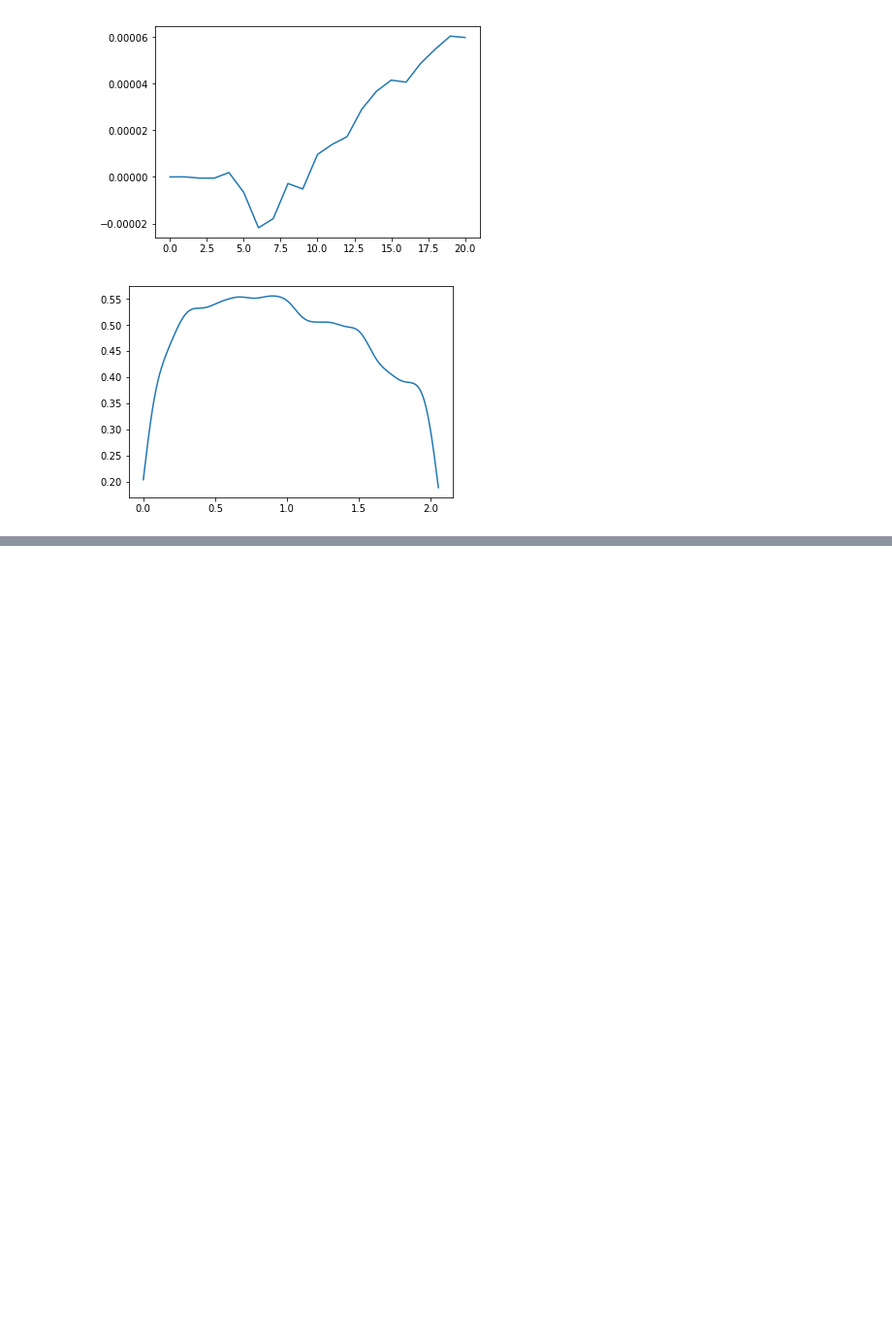
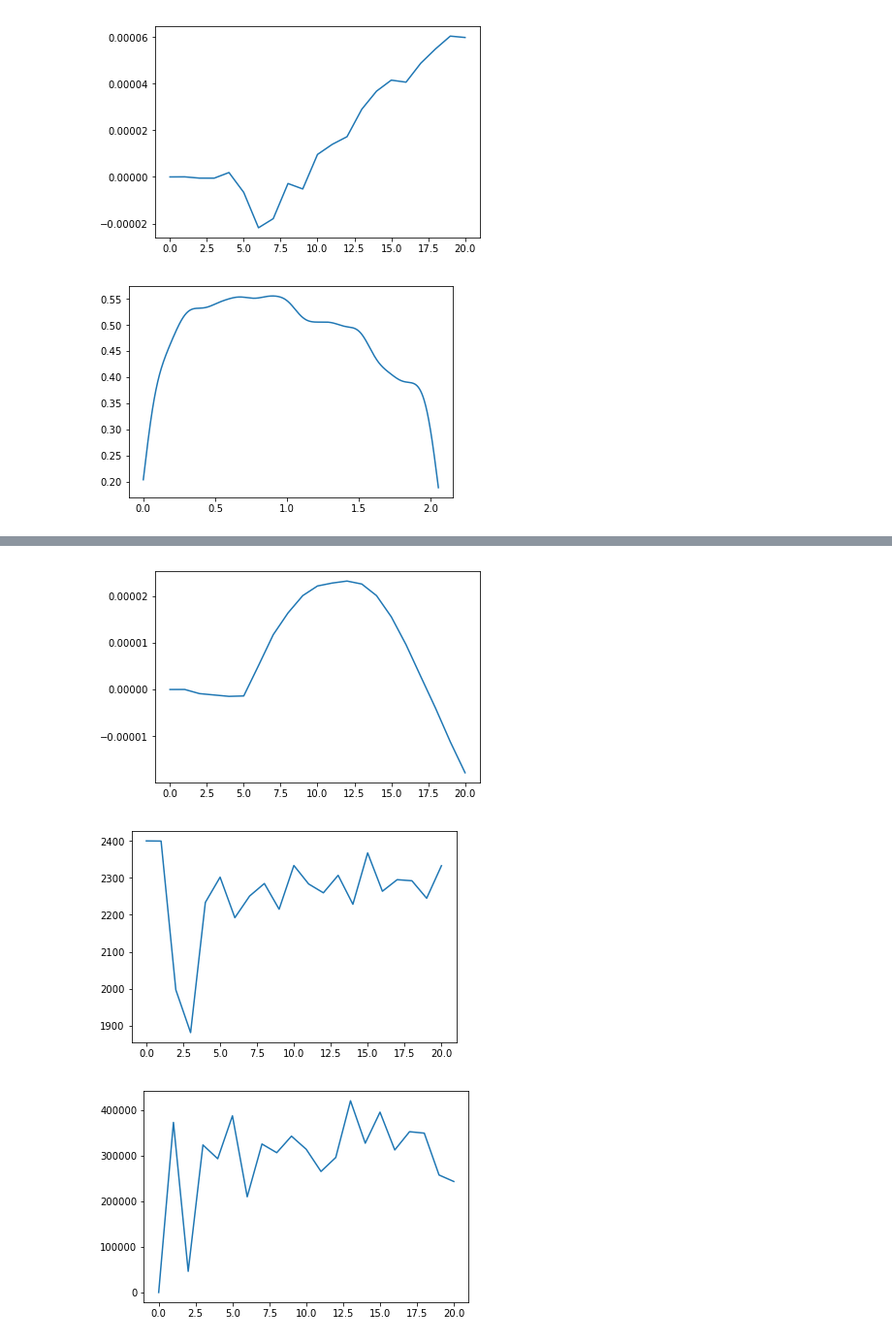
Before and after one commit to variscarey/PIC1D, a Jupyter notebook: 1D PIC Notebook.ipynb, the cells around one changed output, grey strips where cells are left out. Shown at 97% size. Saved outputs shown, nothing was run; the diff lists cells and outputs as text; code cells hidden in the pictures; blank space fills up the shorter version.

```diff
--- a/1D PIC Notebook.ipynb
+++ b/1D PIC Notebook.ipynb
@@ -222 +232,12 @@ for count in range(0,pic.cycles+1):
 ... (30 outputs left out)
+# %%
+plt.plot(pic2.avg_vel)
+plt.show()
+plt.plot(pic2.kin_eng)
+plt.show()
+plt.plot(pic2.pot_eng)
+plt.show()
+# %% [output]
+[figure, added]
+[figure, added]
+[figure, added]
```
Also changed, not shown: parts of 2 cells of this notebook, 1 other file.
